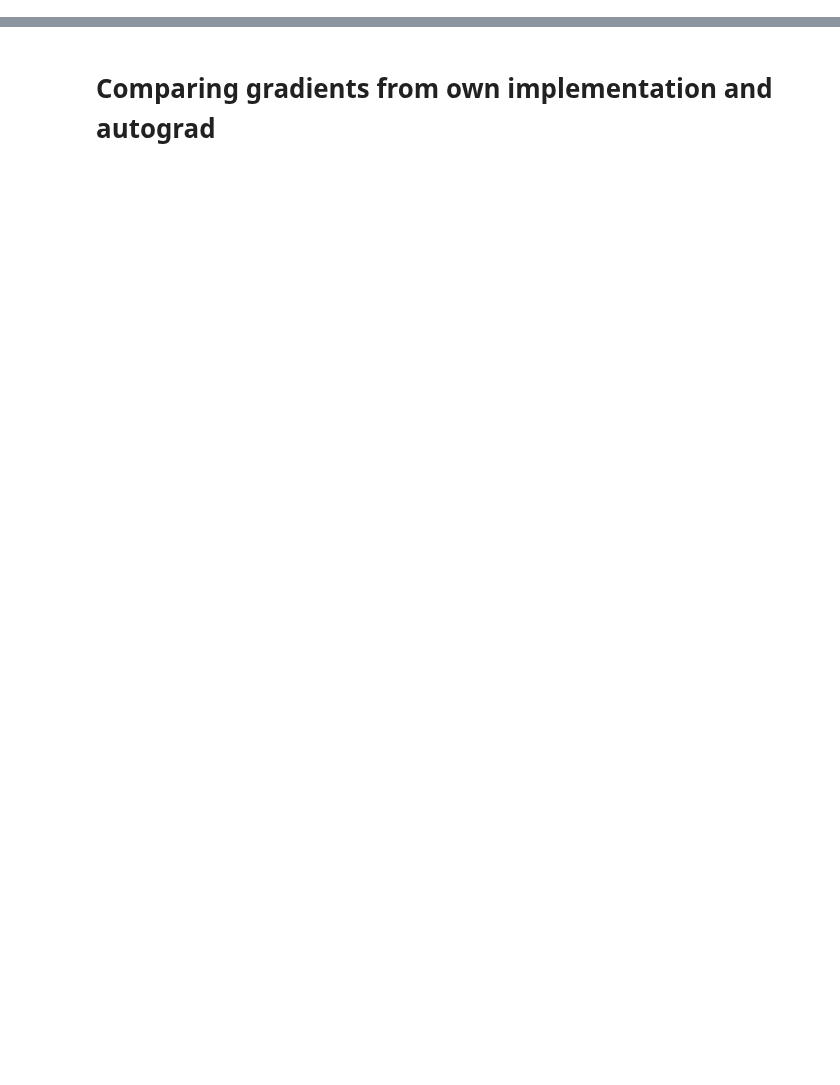
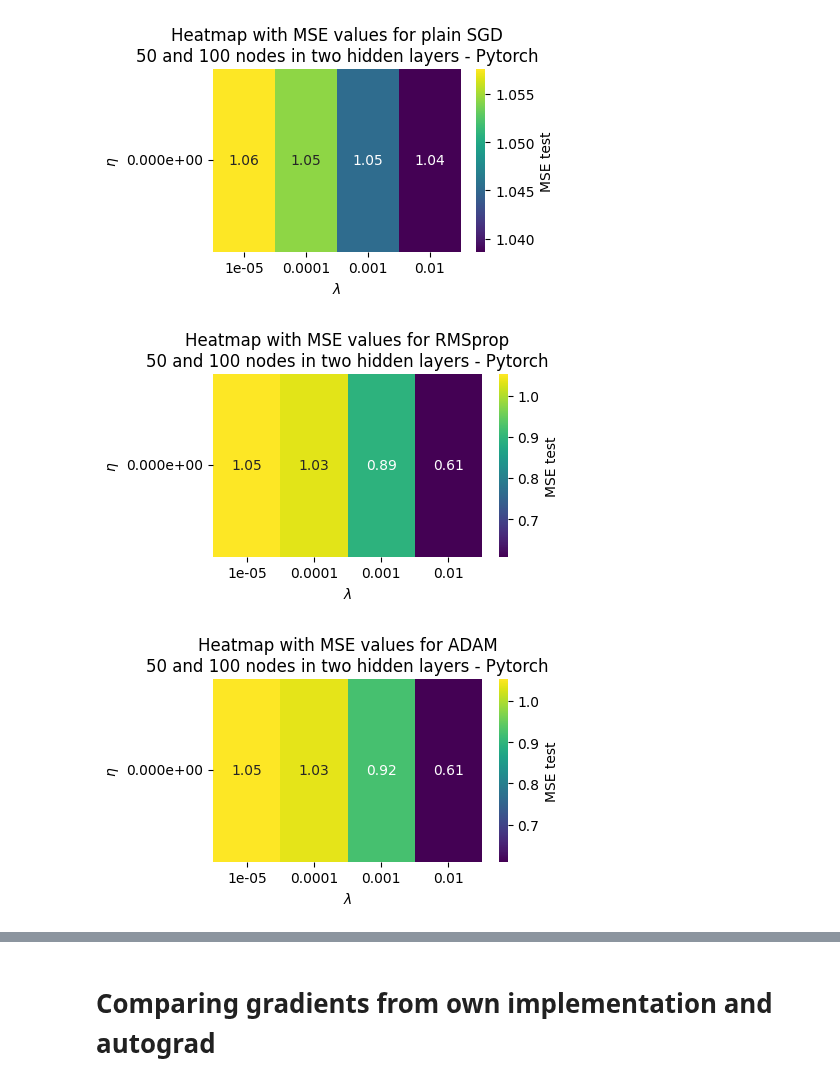
Before and after one commit to johtj/data_analysis_ml_projects, a Jupyter notebook: assignment2/Code/part_c.ipynb, the cells around one changed output, grey strips where cells are left out. Saved outputs shown, nothing was run; the diff lists cells and outputs as text; code cells hidden in the pictures; blank space fills up the shorter version.

```diff
--- a/assignment2/Code/part_c.ipynb
+++ b/assignment2/Code/part_c.ipynb
@@ -214,0 +61,14 @@ Using scheduler: ADAM
+# %%
+# settings for this task
+
+VERBOSE = True
+SAVE_FIGURE = True
+
+ETA_VALUES = [0.01, 0.001, 0.0001, 0.00001]
+LAMBDA_VALUES = [0] #We use lambda = 0 in part_c only compareing to part_b
+
+ffnn_iterations = 10
+
+batch_size_val = 256
+
+torch.manual_seed(1)
@@ -214,0 +110,22 @@ Using scheduler: ADAM
+# %%
+# loop through learning rates
+
+# Plain SGD
+momentum_val = 0 # Plain gradient descent
+weight_decay_val = 0 # no lambda
+pytorch_plain_SGD_results_50_100 = pytorch_loop(model_50_100_fn, ETA_VALUES, LAMBDA_VALUES, 'SGD', ffnn_iterations, X_train_scaled_tensor, y_train_scaled_tensor,
+                                               X_test_scaled_tensor, y_test_scaled_tensor, momentum=momentum_val, weight_decay=weight_decay_val, batch_size=batch_size_val, verbose=VERBOSE)
+
+# RMSprop
+momentum_val = 0 # Plain gradient descent
+weight_decay_val = 0 # no lambda
+rho1_val = 0.9
+pytorch_RMSprop_results_50_100 = pytorch_loop(model_50_100_fn, ETA_VALUES, LAMBDA_VALUES, 'RMSprop', ffnn_iterations, X_train_scaled_tensor, y_train_scaled_tensor,
+                                               X_test_scaled_tensor, y_test_scaled_tensor, momentum=momentum_val, rho=rho1_val, weight_decay=weight_decay_val, batch_size=batch_size_val, verbose=VERBOSE)
+
+# ADAM
+weight_decay_val = 0 # no lambda
+rho1_val = 0.9
+rho2_val = 0.999
+pytorch_ADAM_results_50_100 = pytorch_loop(model_50_100_fn, ETA_VALUES, LAMBDA_VALUES, 'ADAM', ffnn_iterations, X_train_scaled_tensor, y_train_scaled_tensor,
+                                               X_test_scaled_tensor, y_test_scaled_tensor, momentum=momentum_val, rho=rho1_val, weight_decay=weight_decay_val, rho2=rho2_val, batch_size=batch_size_val, verbose=VERBOSE)
@@ -214,0 +150,9 @@ Using scheduler: ADAM
+# %%
+if SAVE_FIGURE:
+    plot_heatmap(pytorch_plain_SGD_results_50_100, 'MSE test', title='Heatmap with MSE values for plain SGD\n50 and 100 nodes in two hidden layers - Pytorch', filename='part_c-heatmap-plain-sgd-50_100-pytorch')
+    plot_heatmap(pytorch_RMSprop_results_50_100, 'MSE test', title='Heatmap with MSE values for RMSprop\n50 and 100 nodes in two hidden layers - Pytorch', filename='part_c-heatmap-rmsprop-50_100-pytorch')
+    plot_heatmap(pytorch_ADAM_results_50_100, 'MSE test', title='Heatmap with MSE values for ADAM\n50 and 100 nodes in two hidden layers - Pytorch', filename='part_c-heatmap-adam-50_100-pytorch')
+# %% [output]
+[figure, added]
+[figure, added]
+[figure, added]
```
Also changed, not shown: parts of 36 cells of this notebook.
